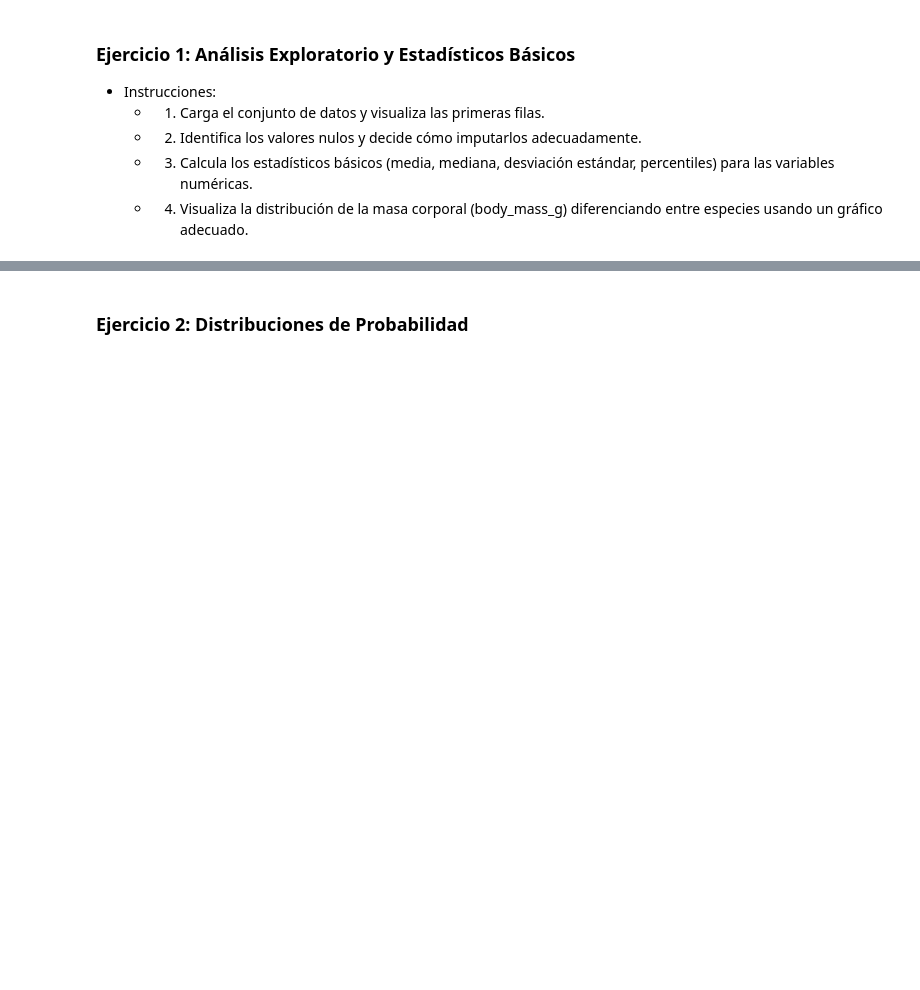
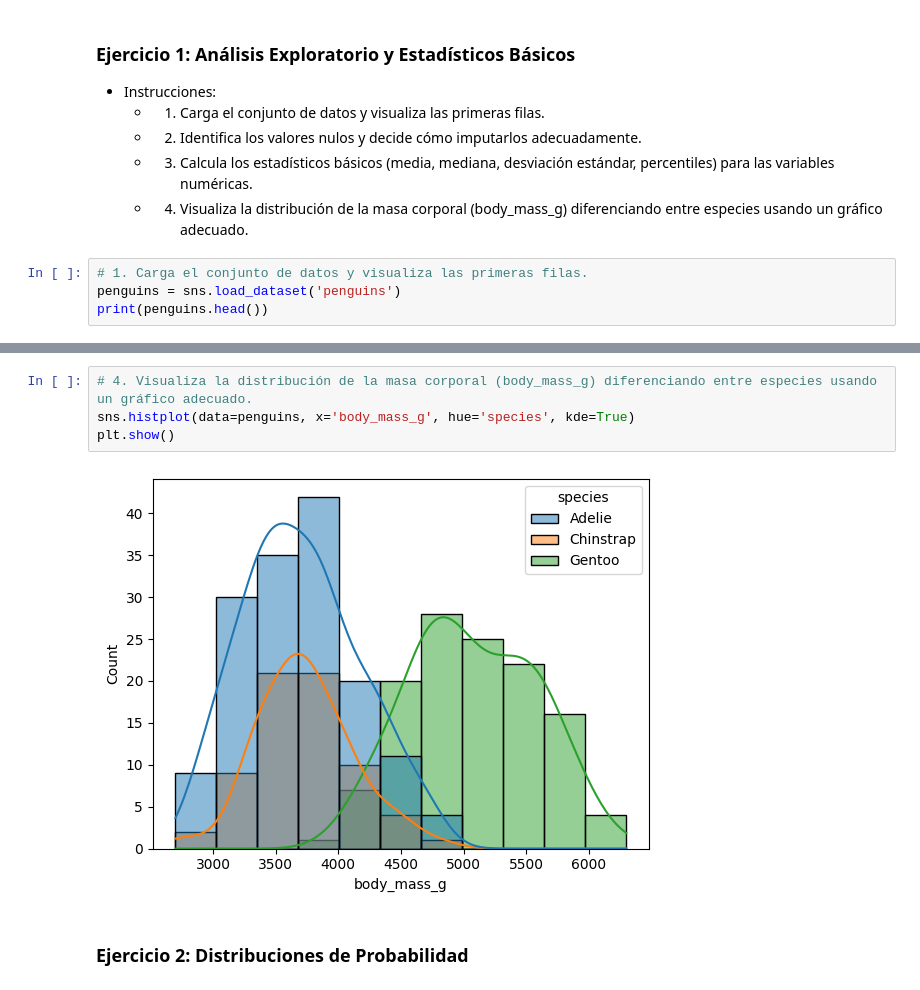
Before and after one commit to tucubanit0/Big-Data, a Jupyter notebook: procesamiento_datos/Actividad Práctica Análisis e.ipynb, the cells around one changed output, grey strips where cells are left out. Cells and saved outputs as stored; diff of their text form; blank space fills up the shorter version.

```diff
--- a/procesamiento_datos/Actividad Práctica Análisis e.ipynb
+++ b/procesamiento_datos/Actividad Práctica Análisis e.ipynb
@@ -36,3 +44,7 @@ learning.
     - 2. Identifica los valores nulos y decide cómo imputarlos adecuadamente.
     - 3. Calcula los estadísticos básicos (media, mediana, desviación estándar, percentiles) para las variables numéricas.
     - 4. Visualiza la distribución de la masa corporal (body_mass_g) diferenciando entre especies usando un gráfico adecuado.
+# %%
+# 1. Carga el conjunto de datos y visualiza las primeras filas.
+penguins = sns.load_dataset('penguins')
+print(penguins.head())
@@ -39,3 +90,9 @@ learning.
+# %%
+# 4. Visualiza la distribución de la masa corporal (body_mass_g) diferenciando entre especies usando un gráfico adecuado.
+sns.histplot(data=penguins, x='body_mass_g', hue='species', kde=True)
+plt.show()
+# %% [output]
+[figure, added]
 # %% [markdown]
 ### Ejercicio 2: Distribuciones de Probabilidad
 # %% [markdown]
```
Also changed, not shown: parts of 16 cells of this notebook.
